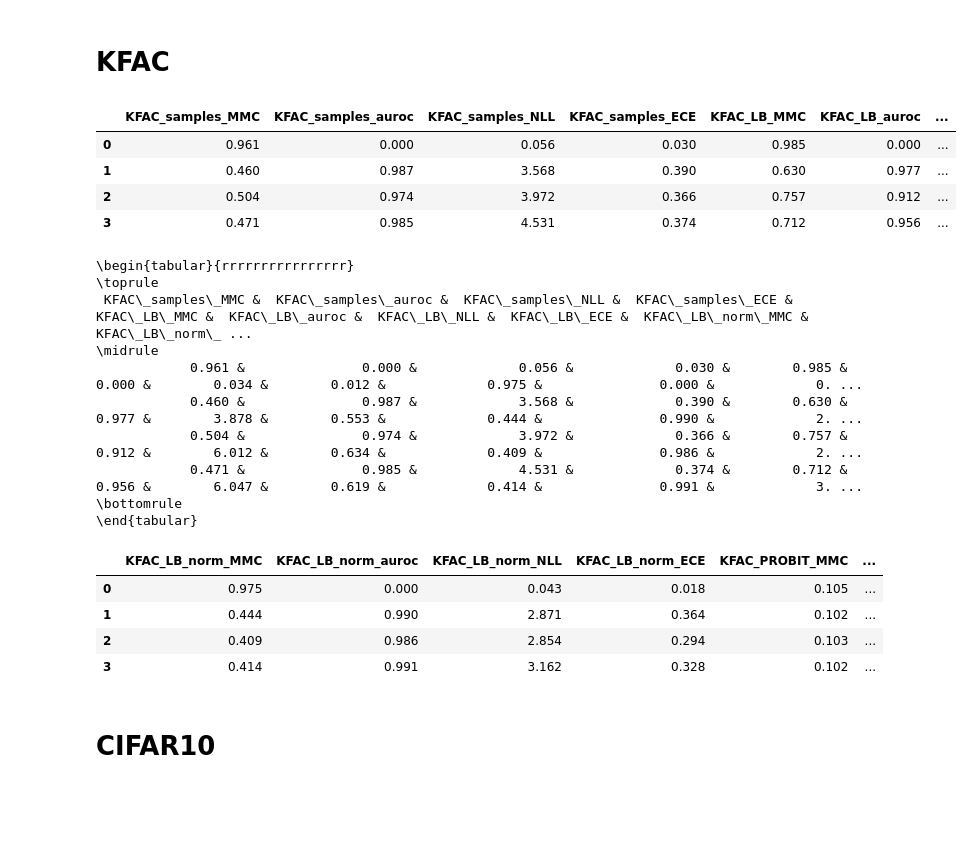
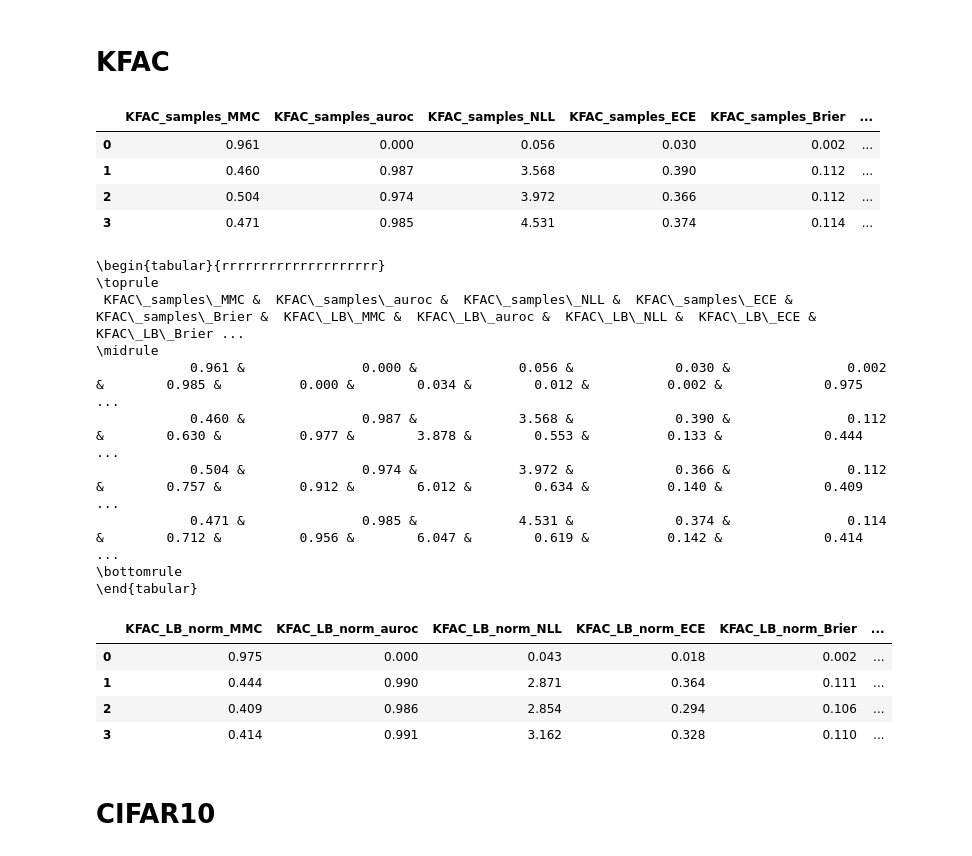
Before and after one commit to mariushobbhahn/LB_for_BNNs_official, a Jupyter notebook: Experiment_results/Analyse_results.ipynb, the cells around one changed output. Cells and saved outputs as stored; diff of their text form; code cells hidden in the pictures; blank space fills up the shorter version.

```diff
--- a/Experiment_results/Analyse_results.ipynb
+++ b/Experiment_results/Analyse_results.ipynb
@@ -119,69 +127,77 @@ data_MNIST_kron = np.array([
      df['KFAC_samples_NLL_notMNIST'].mean(), df['KFAC_samples_NLL_KMNIST'].mean()],
     [df['KFAC_samples_ECE_in'].mean(), df['KFAC_samples_ECE_FMNIST'].mean(),
      df['KFAC_samples_ECE_notMNIST'].mean(), df['KFAC_samples_ECE_KMNIST'].mean()],
+    [df['KFAC_samples_Brier_in'].mean(), df['KFAC_samples_Brier_FMNIST'].mean(),
+     df['KFAC_samples_Brier_notMNIST'].mean(), df['KFAC_samples_Brier_KMNIST'].mean()],
     [df['KFAC_LB_MMC_in'].mean(), df['KFAC_LB_MMC_FMNIST'].mean(),
      df['KFAC_LB_MMC_notMNIST'].mean(), df['KFAC_LB_MMC_KMNIST'].mean()],
     [0, df['KFAC_LB_AUROC_FMNIST'].mean(), df['KFAC_LB_AUROC_notMNIST'].mean(),
      df['KFAC_LB_AUROC_KMNIST'].mean()],
     [df['KFAC_LB_NLL_in'].mean(), df['KFAC_LB_NLL_FMNIST'].mean(),
      df['KFAC_LB_NLL_notMNIST'].mean(), df['KFAC_LB_NLL_KMNIST'].mean()],
     [df['KFAC_LB_ECE_in'].mean(), df['KFAC_LB_ECE_FMNIST'].mean(),
      df['KFAC_LB_ECE_notMNIST'].mean(), df['KFAC_LB_ECE_KMNIST'].mean()],
+    [df['KFAC_LB_Brier_in'].mean(), df['KFAC_LB_Brier_FMNIST'].mean(),
+     df['KFAC_LB_Brier_notMNIST'].mean(), df['KFAC_LB_Brier_KMNIST'].mean()],
     [df['KFAC_LB_norm_MMC_in'].mean(), df['KFAC_LB_norm_MMC_FMNIST'].mean(),
      df['KFAC_LB_norm_MMC_notMNIST'].mean(), df['KFAC_LB_norm_MMC_KMNIST'].mean()],
     [0, df['KFAC_LB_norm_AUROC_FMNIST'].mean(), df['KFAC_LB_norm_AUROC_notMNIST'].mean(),
      df['KFAC_LB_norm_AUROC_KMNIST'].mean()],
     [df['KFAC_LB_norm_NLL_in'].mean(), df['KFAC_LB_norm_NLL_FMNIST'].mean(),
      df['KFAC_LB_norm_NLL_notMNIST'].mean(), df['KFAC_LB_norm_NLL_KMNIST'].mean()],
     [df['KFAC_LB_norm_ECE_in'].mean(), df['KFAC_LB_norm_ECE_FMNIST'].mean(),
      df['KFAC_LB_norm_ECE_notMNIST'].mean(), df['KFAC_LB_norm_ECE_KMNIST'].mean()],
+    [df['KFAC_LB_norm_Brier_in'].mean(), df['KFAC_LB_norm_Brier_FMNIST'].mean(),
+     df['KFAC_LB_norm_Brier_notMNIST'].mean(), df['KFAC_LB_norm_Brier_KMNIST'].mean()],
     [df['KFAC_PROBIT_MMC_in'].mean(), df['KFAC_PROBIT_MMC_FMNIST'].mean(),
      df['KFAC_PROBIT_MMC_notMNIST'].mean(), df['KFAC_PROBIT_MMC_KMNIST'].mean()],
     [0, df['KFAC_PROBIT_AUROC_FMNIST'].mean(), df['KFAC_PROBIT_AUROC_notMNIST'].mean(),
      df['KFAC_PROBIT_AUROC_KMNIST'].mean()],
     [df['KFAC_PROBIT_NLL_in'].mean(), df['KFAC_PROBIT_NLL_FMNIST'].mean(),
      df['KFAC_PROBIT_NLL_notMNIST'].mean(), df['KFAC_PROBIT_NLL_KMNIST'].mean()],
     [df['KFAC_PROBIT_ECE_in'].mean(), df['KFAC_PROBIT_ECE_FMNIST'].mean(),
      df['KFAC_PROBIT_ECE_notMNIST'].mean(), df['KFAC_PROBIT_ECE_KMNIST'].mean()],
+    [df['KFAC_PROBIT_Brier_in'].mean(), df['KFAC_PROBIT_Brier_FMNIST'].mean(),
+     df['KFAC_PROBIT_Brier_notMNIST'].mean(), df['KFAC_PROBIT_Brier_KMNIST'].mean()],
 ]).T
 
 df_MNIST_kron = pd.DataFrame(data_MNIST_kron, columns=[
     #"In", "Out",
-    "KFAC_samples_MMC", "KFAC_samples_auroc", "KFAC_samples_NLL", "KFAC_samples_ECE",
-    "KFAC_LB_MMC", "KFAC_LB_auroc", "KFAC_LB_NLL", "KFAC_LB_ECE",
-    "KFAC_LB_norm_MMC", "KFAC_LB_norm_auroc", "KFAC_LB_norm_NLL", "KFAC_LB_norm_ECE",
-    "KFAC_PROBIT_MMC", "KFAC_PROBIT_auroc", "KFAC_PROBIT_NLL", "KFAC_PROBIT_ECE",
+    "KFAC_samples_MMC", "KFAC_samples_auroc", "KFAC_samples_NLL", "KFAC_samples_ECE", "KFAC_samples_Brier",
+    "KFAC_LB_MMC", "KFAC_LB_auroc", "KFAC_LB_NLL", "KFAC_LB_ECE", "KFAC_LB_Brier",
+    "KFAC_LB_norm_MMC", "KFAC_LB_norm_auroc", "KFAC_LB_norm_NLL", "KFAC_LB_norm_ECE", "KFAC_LB_norm_Brier",
+    "KFAC_PROBIT_MMC", "KFAC_PROBIT_auroc", "KFAC_PROBIT_NLL", "KFAC_PROBIT_ECE", "KFAC_PROBIT_Brier",
     #"Diag_SODPP_MMC", "Diag_SODPP_auroc"
 ])
 df_MNIST_kron
 # %% [output]
-|  | KFAC_samples_MMC | KFAC_samples_auroc | KFAC_samples_NLL | KFAC_samples_ECE | KFAC_LB_MMC | KFAC_LB_auroc | ... |
-| 0 | 0.961 | 0.000 | 0.056 | 0.030 | 0.985 | 0.000 | ... |
-| 1 | 0.460 | 0.987 | 3.568 | 0.390 | 0.630 | 0.977 | ... |
-| 2 | 0.504 | 0.974 | 3.972 | 0.366 | 0.757 | 0.912 | ... |
-| 3 | 0.471 | 0.985 | 4.531 | 0.374 | 0.712 | 0.956 | ... |
+|  | KFAC_samples_MMC | KFAC_samples_auroc | KFAC_samples_NLL | KFAC_samples_ECE | KFAC_samples_Brier | ... |
+| 0 | 0.961 | 0.000 | 0.056 | 0.030 | 0.002 | ... |
+| 1 | 0.460 | 0.987 | 3.568 | 0.390 | 0.112 | ... |
+| 2 | 0.504 | 0.974 | 3.972 | 0.366 | 0.112 | ... |
+| 3 | 0.471 | 0.985 | 4.531 | 0.374 | 0.114 | ... |
 # %%
 print(df_MNIST_kron.to_latex(index=False))
 # %% [output]
-\begin{tabular}{rrrrrrrrrrrrrrrr}
+\begin{tabular}{rrrrrrrrrrrrrrrrrrrr}
 \toprule
- KFAC\_samples\_MMC &  KFAC\_samples\_auroc &  KFAC\_samples\_NLL &  KFAC\_samples\_ECE &  KFAC\_LB\_MMC &  KFAC\_LB\_auroc &  KFAC\_LB\_NLL &  KFAC\_LB\_ECE &  KFAC\_LB\_norm\_MMC &  KFAC\_LB\_norm\_ ...
+ KFAC\_samples\_MMC &  KFAC\_samples\_auroc &  KFAC\_samples\_NLL &  KFAC\_samples\_ECE &  KFAC\_samples\_Brier &  KFAC\_LB\_MMC &  KFAC\_LB\_auroc &  KFAC\_LB\_NLL &  KFAC\_LB\_ECE &  KFAC\_LB\_Brier ...
 \midrule
-            0.961 &               0.000 &             0.056 &             0.030 &        0.985 &          0.000 &        0.034 &        0.012 &             0.975 &               0.000 &             0. ...
-            0.460 &               0.987 &             3.568 &             0.390 &        0.630 &          0.977 &        3.878 &        0.553 &             0.444 &               0.990 &             2. ...
-            0.504 &               0.974 &             3.972 &             0.366 &        0.757 &          0.912 &        6.012 &        0.634 &             0.409 &               0.986 &             2. ...
-            0.471 &               0.985 &             4.531 &             0.374 &        0.712 &          0.956 &        6.047 &        0.619 &             0.414 &               0.991 &             3. ...
+            0.961 &               0.000 &             0.056 &             0.030 &               0.002 &        0.985 &          0.000 &        0.034 &        0.012 &          0.002 &             0.975 ...
+            0.460 &               0.987 &             3.568 &             0.390 &               0.112 &        0.630 &          0.977 &        3.878 &        0.553 &          0.133 &             0.444 ...
+            0.504 &               0.974 &             3.972 &             0.366 &               0.112 &        0.757 &          0.912 &        6.012 &        0.634 &          0.140 &             0.409 ...
+            0.471 &               0.985 &             4.531 &             0.374 &               0.114 &        0.712 &          0.956 &        6.047 &        0.619 &          0.142 &             0.414 ...
 \bottomrule
 \end{tabular}
 # %%
-df_MNIST_kron[["KFAC_LB_norm_MMC", "KFAC_LB_norm_auroc", "KFAC_LB_norm_NLL", "KFAC_LB_norm_ECE",
-    "KFAC_PROBIT_MMC", "KFAC_PROBIT_auroc", "KFAC_PROBIT_NLL", "KFAC_PROBIT_ECE"]]
+df_MNIST_kron[["KFAC_LB_norm_MMC", "KFAC_LB_norm_auroc", "KFAC_LB_norm_NLL", "KFAC_LB_norm_ECE", "KFAC_LB_norm_Brier",
+    "KFAC_PROBIT_MMC", "KFAC_PROBIT_auroc", "KFAC_PROBIT_NLL", "KFAC_PROBIT_ECE", "KFAC_PROBIT_Brier"]]
 # %% [output]
-|  | KFAC_LB_norm_MMC | KFAC_LB_norm_auroc | KFAC_LB_norm_NLL | KFAC_LB_norm_ECE | KFAC_PROBIT_MMC | ... |
-| 0 | 0.975 | 0.000 | 0.043 | 0.018 | 0.105 | ... |
-| 1 | 0.444 | 0.990 | 2.871 | 0.364 | 0.102 | ... |
-| 2 | 0.409 | 0.986 | 2.854 | 0.294 | 0.103 | ... |
-| 3 | 0.414 | 0.991 | 3.162 | 0.328 | 0.102 | ... |
+|  | KFAC_LB_norm_MMC | KFAC_LB_norm_auroc | KFAC_LB_norm_NLL | KFAC_LB_norm_ECE | KFAC_LB_norm_Brier | ... |
+| 0 | 0.975 | 0.000 | 0.043 | 0.018 | 0.002 | ... |
+| 1 | 0.444 | 0.990 | 2.871 | 0.364 | 0.111 | ... |
+| 2 | 0.409 | 0.986 | 2.854 | 0.294 | 0.106 | ... |
+| 3 | 0.414 | 0.991 | 3.162 | 0.328 | 0.110 | ... |
 # %% [markdown]
 # CIFAR10
 # %%
```
Also changed, not shown: parts of 18 cells of this notebook, 17 other files.
